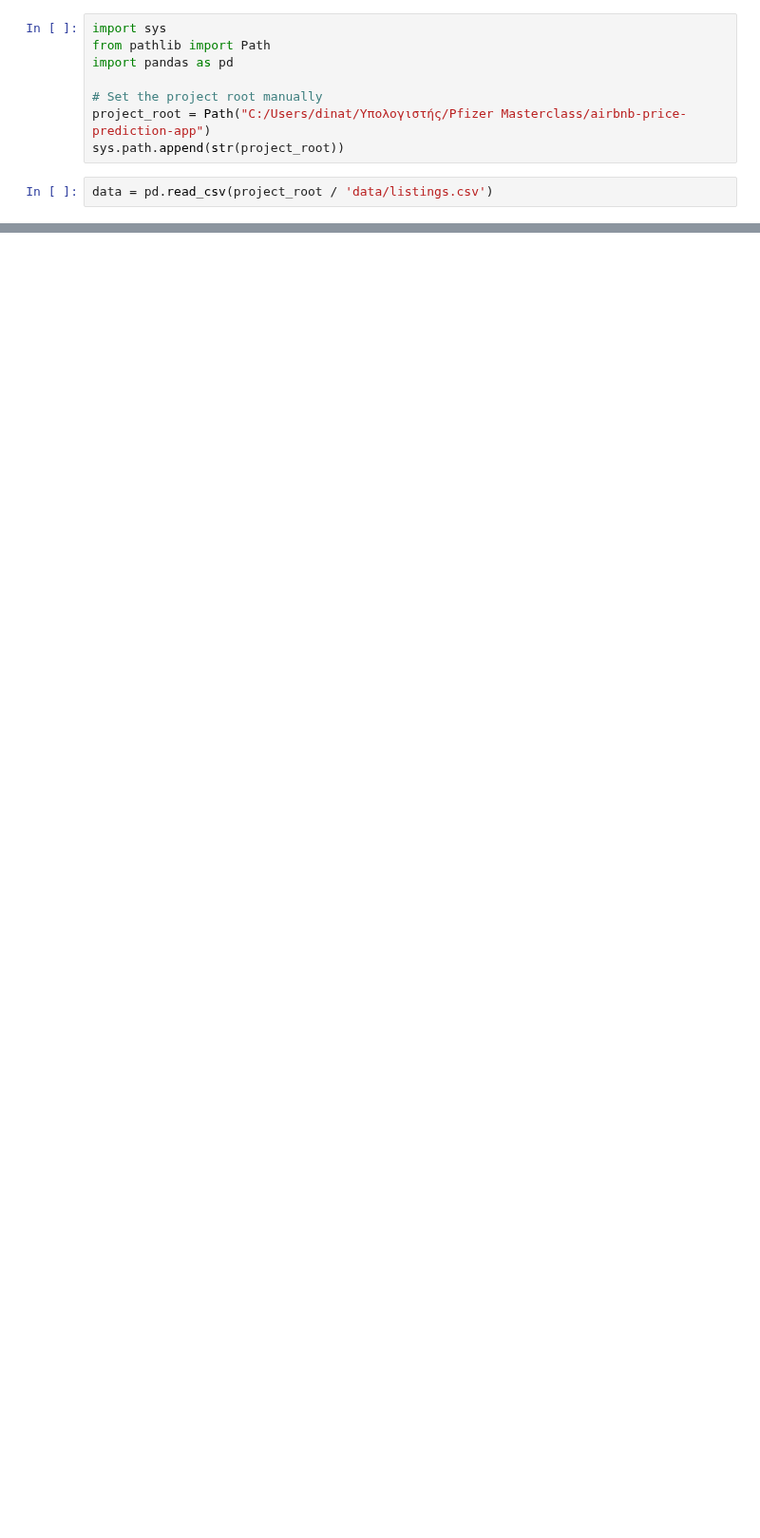
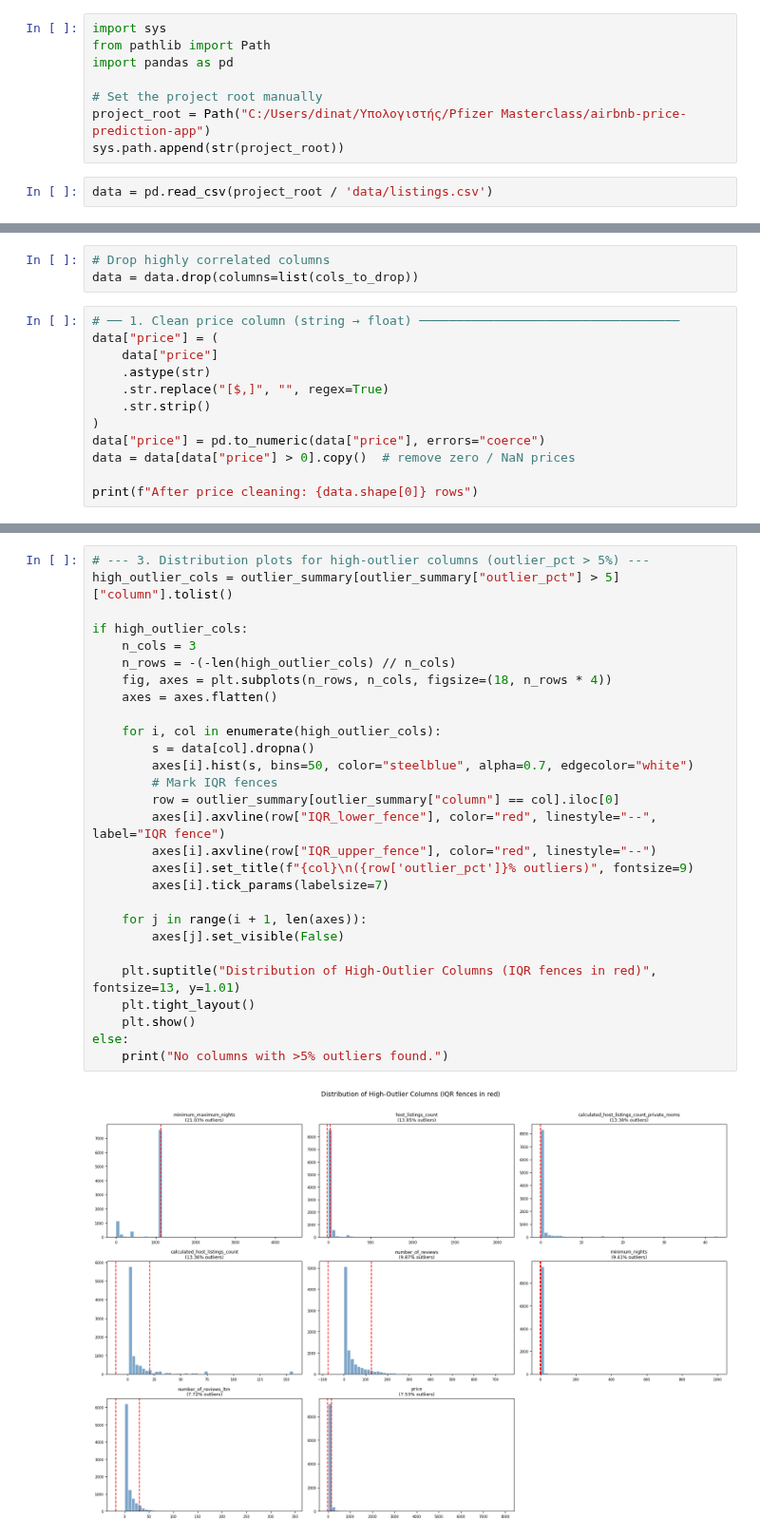
Before and after one commit to athinamousia/airbnb-price-prediction-app, a Jupyter notebook: Notebooks/test.ipynb, the cells around one changed output, grey strips where cells are left out. Shown at 95% size. Drawn from its saved outputs; the diff is of its cells as text; blank space fills up the shorter version.

```diff
--- a/Notebooks/test.ipynb
+++ b/Notebooks/test.ipynb
@@ -263,0 +203,15 @@ Series([], Name: count, dtype: int64)
+# %%
+# Drop highly correlated columns
+data = data.drop(columns=list(cols_to_drop))
+# %%
+# ── 1. Clean price column (string → float) ───────────────────────────────────
+data["price"] = (
+    data["price"]
+    .astype(str)
+    .str.replace("[$,]", "", regex=True)
+    .str.strip()
+)
+data["price"] = pd.to_numeric(data["price"], errors="coerce")
+data = data[data["price"] > 0].copy()  # remove zero / NaN prices
+
+print(f"After price cleaning: {data.shape[0]} rows")
@@ -263,0 +268,30 @@ Series([], Name: count, dtype: int64)
+# %%
+# --- 3. Distribution plots for high-outlier columns (outlier_pct > 5%) ---
+high_outlier_cols = outlier_summary[outlier_summary["outlier_pct"] > 5]["column"].tolist()
+
+if high_outlier_cols:
+    n_cols = 3
+    n_rows = -(-len(high_outlier_cols) // n_cols)
+    fig, axes = plt.subplots(n_rows, n_cols, figsize=(18, n_rows * 4))
+    axes = axes.flatten()
+
+    for i, col in enumerate(high_outlier_cols):
+        s = data[col].dropna()
+        axes[i].hist(s, bins=50, color="steelblue", alpha=0.7, edgecolor="white")
+        # Mark IQR fences
+        row = outlier_summary[outlier_summary["column"] == col].iloc[0]
+        axes[i].axvline(row["IQR_lower_fence"], color="red", linestyle="--", label="IQR fence")
+        axes[i].axvline(row["IQR_upper_fence"], color="red", linestyle="--")
+        axes[i].set_title(f"{col}\n({row['outlier_pct']}% outliers)", fontsize=9)
+        axes[i].tick_params(labelsize=7)
+
+    for j in range(i + 1, len(axes)):
+        axes[j].set_visible(False)
+
+    plt.suptitle("Distribution of High-Outlier Columns (IQR fences in red)", fontsize=13, y=1.01)
+    plt.tight_layout()
+    plt.show()
+else:
+    print("No columns with >5% outliers found.")
+# %% [output]
+[figure, added]
```
Also changed, not shown: parts of 24 cells of this notebook, 19 other files.
